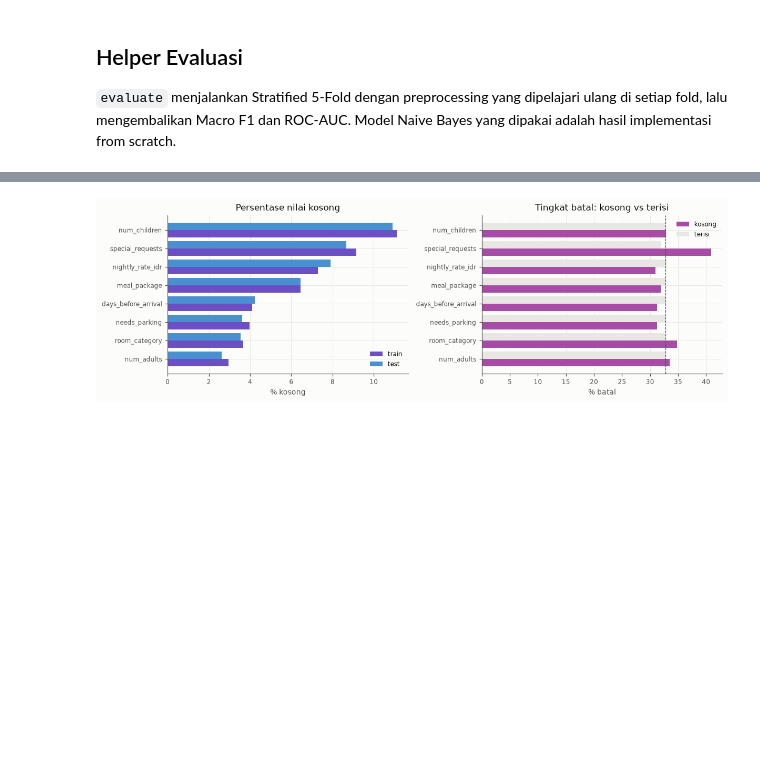
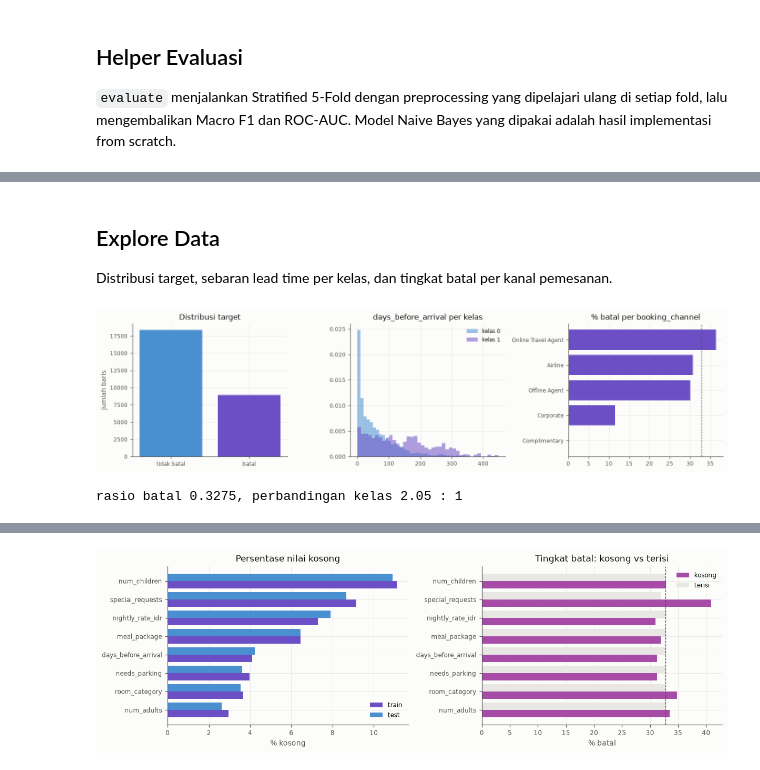
Before and after one commit to MAJIIDMN/IF3170_G04_TreeIsAllYouNeed, a Jupyter notebook: src/algoritma/nb/preprocessing_nb.ipynb, the cells around one changed output, grey strips where cells are left out. Cells and saved outputs as stored; diff of their text form; code cells hidden in the pictures; blank space fills up the shorter version.

```diff
--- a/src/algoritma/nb/preprocessing_nb.ipynb
+++ b/src/algoritma/nb/preprocessing_nb.ipynb
@@ -237,0 +334,22 @@ def base_spec(lead='q10', rate='q10'):
+# %% [markdown]
+## Explore Data
+
+Distribusi target, sebaran lead time per kelas, dan tingkat batal per kanal pemesanan.
+# %%
+fig, axes = plt.subplots(1, 3, figsize=(13, 3.4))
+counts = pd.Series(y).value_counts().sort_index()
+axes[0].bar(['tidak batal', 'batal'], counts.values, color=[CFG.NEG_COLOR, CFG.POS_COLOR])
+axes[0].set_title('Distribusi target'); axes[0].set_ylabel('jumlah baris')
+for cls, color in ((0, CFG.NEG_COLOR), (1, CFG.POS_COLOR)):
+    axes[1].hist(train.loc[y == cls, 'days_before_arrival'].dropna(), bins=40, alpha=0.55, density=True,
+                 color=color, label=f'kelas {cls}')
+axes[1].set_title('days_before_arrival per kelas'); axes[1].legend()
+rate = train.groupby('booking_channel')[TARGET].mean().sort_values() * 100
+axes[2].barh(rate.index, rate.values, color=CFG.POS_COLOR)
+axes[2].axvline(y.mean() * 100, color=CFG.MUTED, lw=0.8, ls='--')
+axes[2].set_title('% batal per booking_channel')
+save_fig('nb_understanding')
+print(f'rasio batal {y.mean():.4f}, perbandingan kelas {counts[0] / counts[1]:.2f} : 1')
+# %% [output]
+[figure, added]
+rasio batal 0.3275, perbandingan kelas 2.05 : 1
```
Also changed, not shown: parts of 119 cells of this notebook, 5 other files.
